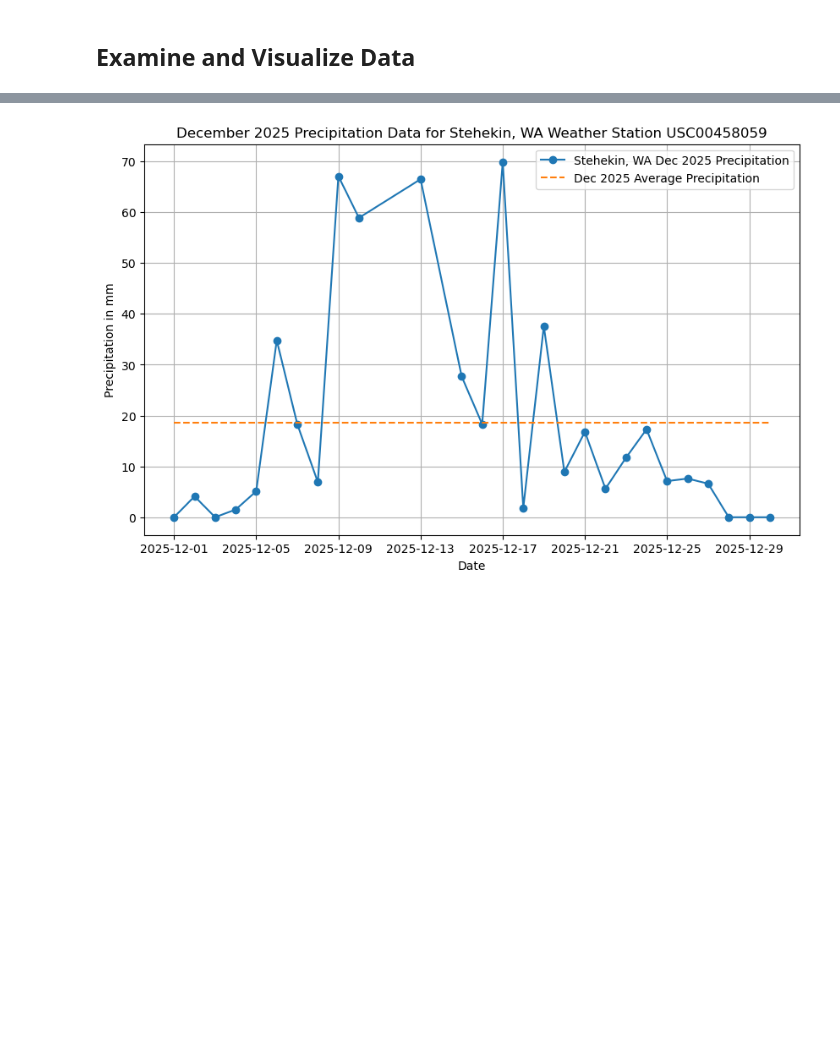
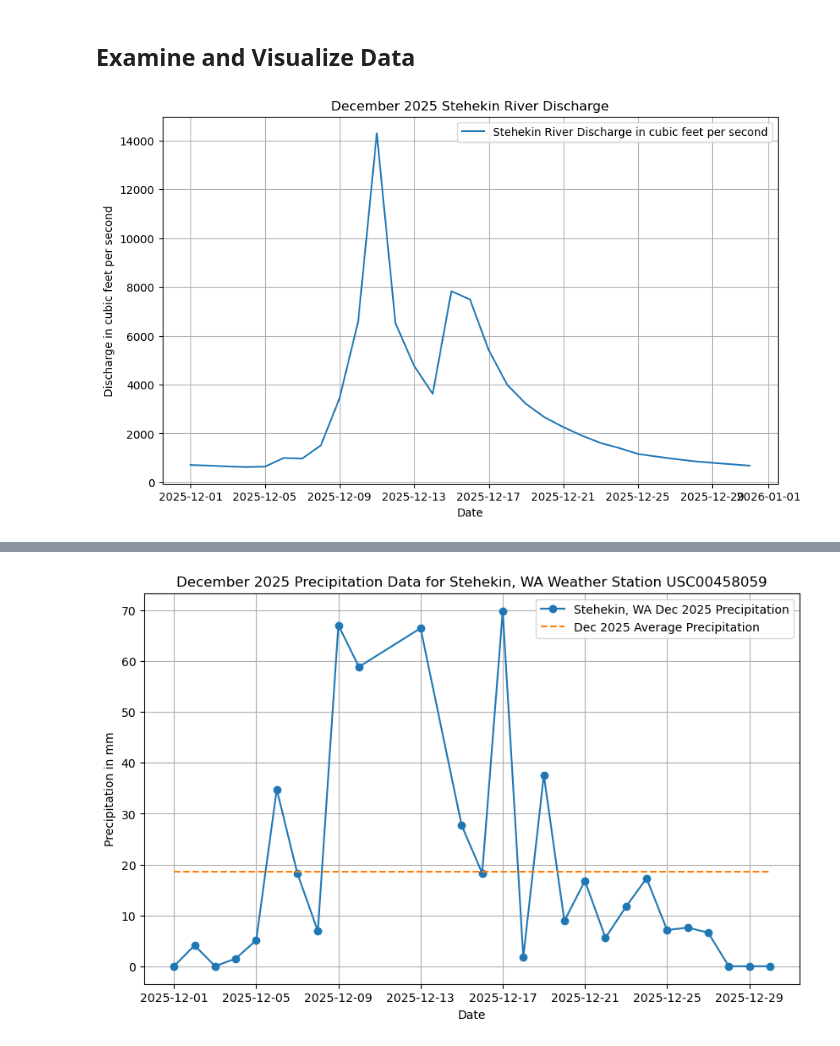
Before and after one commit to lauralemon1/MLGEO-2026, a Jupyter notebook: teams/Paleorocks/paleorocks.ipynb, the cells around one changed output, grey strips where cells are left out. Drawn from its saved outputs; the diff is of its cells as text; code cells hidden in the pictures; blank space fills up the shorter version.

Commit message:
Adding USGS Data to Paleorocks

```diff
--- a/teams/Paleorocks/paleorocks.ipynb
+++ b/teams/Paleorocks/paleorocks.ipynb
@@ -61,3 +79,7 @@ USGSstreamdata
 # %%
 # Convert json to pd dataframe
-USGSDf = pd.DataFrame(USGSstreamdata["timeSeries"])
+USGSDf = pd.DataFrame(USGSstreamdata['value']['timeSeries'][0]["values"][0]["value"])
+
+USGSDf["dateTime"] = pd.to_datetime(USGSDf["dateTime"])
+USGSDf['value'] = USGSDf["value"].astype(float)
+USGSDf
@@ -64,2 +104,14 @@ USGSDf = pd.DataFrame(USGSstreamdata["timeSeries"])
 # %% [markdown]
 ## Examine and Visualize Data
+# %%
+import numpy as np
+plt.figure(figsize=(10,6))
+plt.plot(USGSDf['dateTime'], USGSDf['value'], label = "Stehekin River Discharge in cubic feet per second")
+plt.legend()
+plt.grid()
+plt.xlabel("Date")
+plt.ylabel("Discharge in cubic feet per second")
+plt.title("December 2025 Stehekin River Discharge")
+plt.show()
+# %% [output]
+[figure, added]
```
Also changed, not shown: parts of 5 cells of this notebook, 2 other files.
